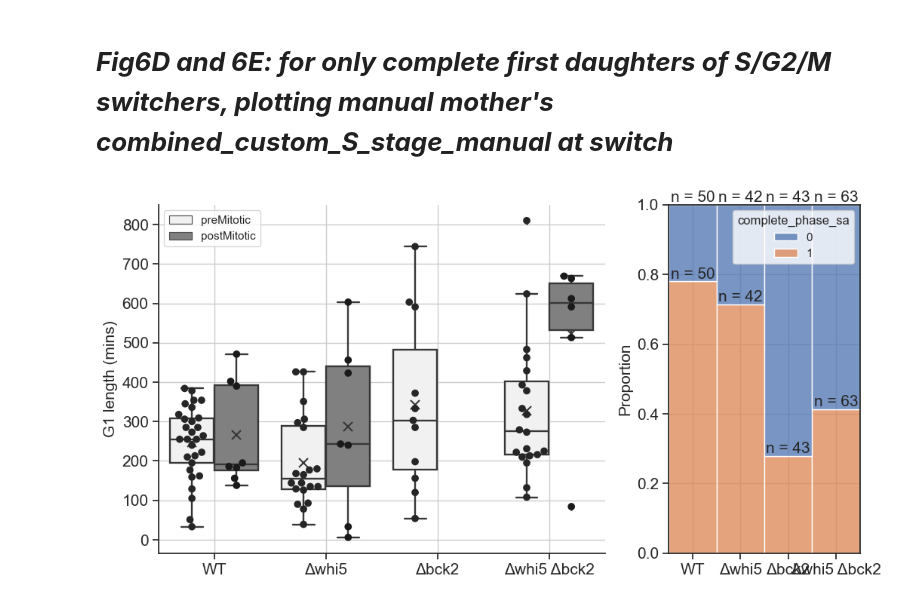
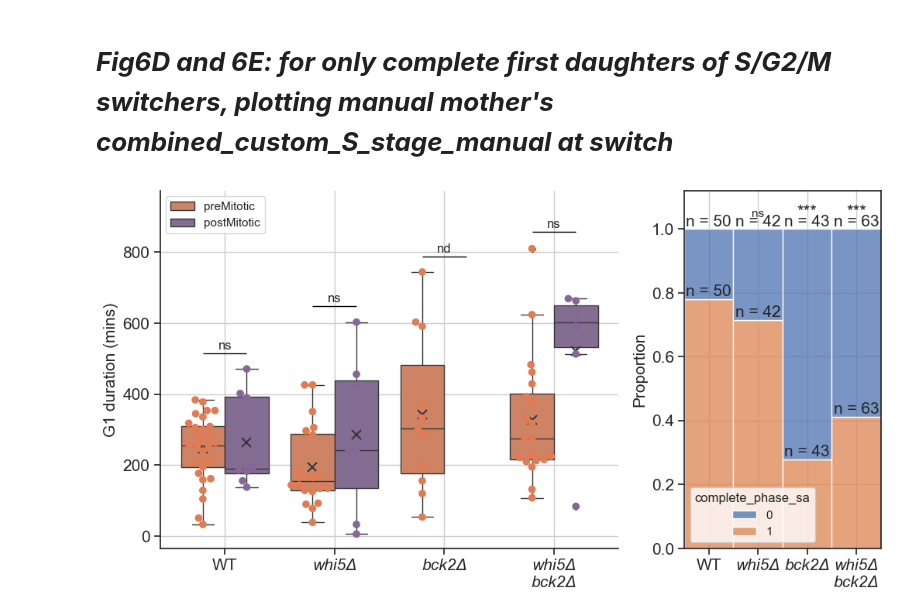
Before and after one commit to SchmollerLab/Nutrient-switch-analysis, a Jupyter notebook: final_code/Fig6_FigS6/Fig6_FigS6_plots.ipynb, the cells around one changed output. Cells and saved outputs as stored; diff of their text form; code cells hidden in the pictures.

```diff
--- a/final_code/Fig6_FigS6/Fig6_FigS6_plots.ipynb
+++ b/final_code/Fig6_FigS6/Fig6_FigS6_plots.ipynb
@@ -28,7 +28,7 @@ except FileNotFoundError:
 # ***Import csv file generated at the end of script5 in dataprep***
 # %%
 
-overall_df = pd.read_csv(r"Y:\test_dfs_for_final_code\20231013_20231019_repscombined\final_processed_reps_combined_fluorescence_analysis_dataset.csv")
+overall_df = pd.read_csv(r"C:\Users\timon\OneDrive\Helmholtz\Scripts\Yagya_jupyter\dfs_for_final_code\20231013_20231019_repscombined\final_processed_reps_combined_fluorescence_analysis_dataset.csv")
 # %% [markdown]
 # ***Fig 6A: plotting Whi5-mCitrine and HTB2-mScarlet curves for one example cell cycle: 'YCY024_1_WTlabelled_Position_3_Cell_3_Gen_1_Rep_1'***
 # %%
@@ -481,6 +676,15 @@ ax2.grid()
 # %% [markdown]
 # ***Fig6D and 6E: for only complete first daughters of S/G2/M switchers, plotting manual mother's combined_custom_S_stage_manual at switch***
 # %%
+
+import importlib
+import sys
+sys.path.insert(0, r"C:\Users\timon\OneDrive\Helmholtz\Scripts\Yagya_jupyter")
+import core
+importlib.reload(core)
+from core import annotate_mwu
+from scipy.stats import chi2_contingency
+
 %matplotlib inline
 sns.set_theme()
 sns.set_context("notebook", rc={"lines.linewidth": 1.7})
@@ -490,9 +694,11 @@ PROPS = {
     'boxprops':{'edgecolor':"#363737"},
     'medianprops':{'color':"#363737"},
     'whiskerprops':{'color':"#363737"},
-    'capprops':{'color':"#363737"}
+    'capprops':{'color':"#363737"},
+    'flierprops':{'marker':'D', 'markerfacecolor':'black', 'markeredgecolor':'black', 'markersize':4}
 }
 lut = {"YCY024_1_WTlabelled":"#c5c9c7" , "YCY038_1_Whi5Bck2doubledel_labelled":"#b790d4"}
+phase_palette = {'preMitotic': '#e07b54', 'postMitotic': '#856798'}
 
 # plotting_df_complete_chosen_strains = plotting_df_complete[(plotting_df_complete['strain_sa'] == "YCY024_1_WTlabelled")| (plotting_df_complete['strain_sa'] == "YCY038_1_Whi5Bck2doubledel_labelled")]
 # display(plotting_df_complete_chosen_strains.strain_sa.unique())
@@ -501,15 +707,14 @@ lut = {"YCY024_1_WTlabelled":"#c5c9c7" , "YCY038_1_Whi5Bck2doubledel_labelled":"
 plotting_df_complete.loc[plotting_df_complete['mother_custom_phase_at_switch_manual'] == "mitotic", 'mother_custom_phase_at_switch_manual'] = "preMitotic"
 plotting_df_incomplete.loc[plotting_df_incomplete['mother_custom_phase_at_switch_manual'] == "mitotic", 'mother_custom_phase_at_switch_manual'] = "preMitotic"
 
+xtick_labels = ["WT", "whi5Δ", "bck2Δ", "whi5Δ\nbck2Δ"]
+
 #plot
 d, (ax1, ax2) = plt.subplots(nrows=1, ncols=2, sharex= False, sharey= False, figsize=(12, 6), gridspec_kw={'width_ratios': [0.7,0.3]})
 d = sns.boxplot(data=plotting_df_complete,
                 x="strain_sa",
                 y="G1_length_mins",
                 showmeans = True,
-                # kind = "box",
-                #height = 8,
-                #aspect = 1,
                 hue = "mother_custom_phase_at_switch_manual",
                 hue_order = ['preMitotic', 'postMitotic'],
                 meanprops={"marker":"x",
@@ -517,11 +722,14 @@ d = sns.boxplot(data=plotting_df_complete,
                           "markeredgecolor":"#363737",
                           "markersize":"8",
                           "markeredgewidth": 1.5},
-                color = "grey",
+                palette=phase_palette,
                 ax=ax1,
                 **PROPS
                )
-d.set_xticklabels(["WT",  "Δwhi5", "Δbck2", "Δwhi5 Δbck2"], fontsize = 15)
+ax1.set_xticklabels(xtick_labels, fontsize=15)
+for i, tick in enumerate(ax1.get_xticklabels()):
+    if i > 0:
+        tick.set_fontstyle("italic")
 
 sns.despine(ax=ax1)
 
@@ -530,48 +738,84 @@ sns.swarmplot(data=plotting_df_complete,
               y="G1_length_mins",
               hue = "mother_custom_phase_at_switch_manual",
               hue_order = ['preMitotic', 'postMitotic'],
+              palette=phase_palette,
               dodge = True,
               s =7,
-              color = "k",
               legend = False,
               ax=ax1
              )
 
 #combine complete and incomplete daughters plotting df
 plotting_df_combined = pd.concat([plotting_df_complete, plotting_df_incomplete]).reset_index(drop = True)
 
 # display(plotting_df_combined[['frame_i', 'Cell_ID', 'cell_saw_switch_sa', 'cell_saw_switch_as_bud_sa', 'S_switch_cells_daughter_wave_sa', 'Position_n', 'phase_length_sa', 'is_cell_dead_sa', 'does_cell_die_in_this_phase_sa', 'rep', 'relative_ID', 'cell_cycle_stage_sa',  'complete_phase_sa', 'cycle_saw_switch_sa', 'custom_S_stage', 'custom_postmitotic_stage', 'generation_num', 'relationship', 'complete_phase_sa', 'cycle_saw_switch_sa','mother_custom_phase_at_switch_manual']])
 a = sns.histplot(data = plotting_df_combined,
-                # kind = "hist",
                  hue = "complete_phase_sa",
                  x = "strain_sa",
-                 #hue = "mother_custom_phase_at_switch_manual",
                  multiple = "fill",
                  discrete = True,
                  ax =ax2,
-                 #col = "mother_custom_phase_at_switch_manual"
                 )
-a.set_xticklabels(["WT",  "Δwhi5", "Δbck2", "Δwhi5 Δbck2"], fontsize = 15)
+ax2.set_xticklabels(xtick_labels, fontsize=15)
+for i, tick in enumerate(ax2.get_xticklabels()):
+    if i > 0:
+        tick.set_fontstyle("italic")
 #https://stackoverflow.com/questions/55104819/display-count-on-top-of-seaborn-barplot
 for container in ax2.containers:
     ax2.bar_label(container, labels = ["n = 50", "n = 42", "n = 43", "n = 63"], fontsize = 15)
-# plt.xlabel("", fontsize = 15)
-# plt.ylabel("G1 length (mins)", fontsize = 15)
-
 
 ax1.legend(loc = 'upper left')
 ax1.set_xlabel("", fontsize = 15)
 ax2.set_xlabel("", fontsize = 15)
-# #ax3.xlabel("", fontsize = 15)
-ax1.set_ylabel("G1 length (mins)", fontsize = 15)
+ax1.set_ylabel("G1 duration (mins)", fontsize = 15)
 ax2.set_ylabel("Proportion", fontsize = 15)
-# #ax3.ylabel("", fontsize = 15)
 ax1.grid()
 ax2.grid()
 
-# #ax3.grid()
-# # plt.suptitle("First daughters of S/G2/M switchers", fontsize = 15, y =0.93)
-# #d.suptitle('First daughters of S/G2/M switchers')
+# Chi-square significance tests on proportions barplot (each strain vs WT)
+strain_order_6d = [
+    'YCY024_1_WTlabelled', 'YCY030_2_Whi5del_labelled',
+    'YCY037_1_Bck2del_labelled', 'YCY038_1_Whi5Bck2doubledel_labelled'
+]
+
+def _p_to_stars(p):
+    if p < 0.001: return "***"
+    if p < 0.01:  return "**"
+    if p < 0.05:  return "*"
+    return "ns"
+
+ref = strain_order_6d[0]
+wt_counts = plotting_df_combined[plotting_df_combined['strain_sa'] == ref]['complete_phase_sa'].value_counts()
+wt_complete   = wt_counts.get(1, wt_counts.get(True, 0))
+wt_incomplete = wt_counts.get(0, wt_counts.get(False, 0))
+
+ax2.set_ylim(0, 1.12)
+for i, strain in enumerate(strain_order_6d[1:], start=1):
+    s_counts = plotting_df_combined[plotting_df_combined['strain_sa'] == strain]['complete_phase_sa'].value_counts()
+    s_complete   = s_counts.get(1, s_counts.get(True, 0))
+    s_incomplete = s_counts.get(0, s_counts.get(False, 0))
+    _, p, _, _ = chi2_contingency([[wt_complete, wt_incomplete], [s_complete, s_incomplete]])
+    label = _p_to_stars(p)
+    fs = 16 if label != "ns" else 11
+    ax2.text(i, 1.03, label, ha='center', va='bottom', fontsize=fs)
+
+core.annotate_significance_hue_vs_ref(
+    ax=ax1,
+    df=plotting_df_complete,
+    x_col="strain_sa",
+    y_col="G1_length_mins",
+    hue_col="mother_custom_phase_at_switch_manual",
+    x_order=strain_order_6d,
+    hue_order=["preMitotic", "postMitotic"],
+    ref_hue="preMitotic",
+    test="mwu",
+    min_n=5,
+    show_n=False,
+    text_gap=0.005,
+    star_gap=-0.015,
+)
+
 #plt.savefig(r"C:\Users\yagya.chadha\Desktop\Yagya\Presentations\Plots from Python\Final figures\Fig6\newpanels_DandE_01102024.svg", bbox_inches = 'tight')
+plt.savefig(r"C:\Users\timon\OneDrive\Helmholtz\Scripts\Yagya_jupyter\new_plots\Fig6_newpanels_DandE_01102024.svg", bbox_inches = 'tight')
 # %% [output]
-[figure, old version]
+[figure, new version]
```
Also changed, not shown: parts of 26 cells of this notebook, 47 other files.
